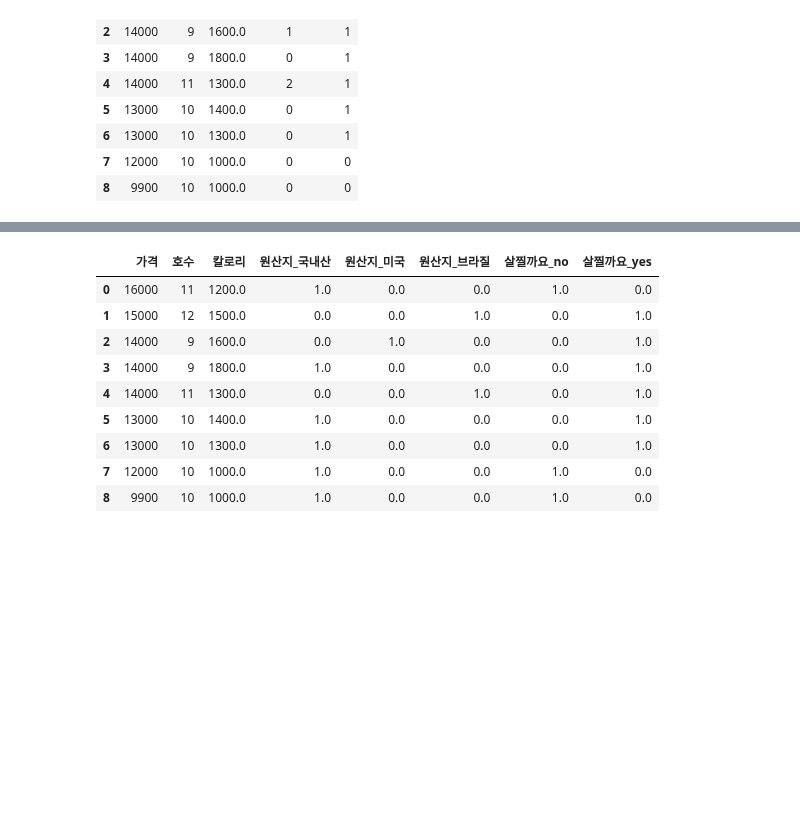
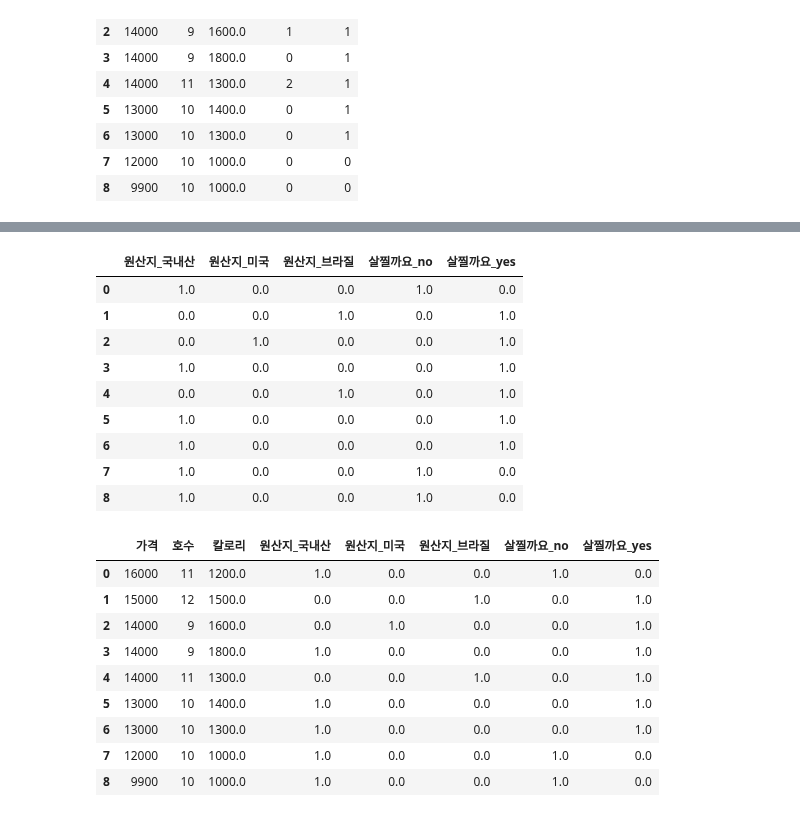
Before and after one commit to lys678/AIFFEL_Online_Quest, a Jupyter notebook: ML_With_Python/머신러닝_기초_노드4_판다스.ipynb, the cells around one changed output, grey strips where cells are left out. Saved outputs shown, nothing was run; the diff lists cells and outputs as text; code cells hidden in the pictures; blank space fills up the shorter version.

```diff
--- a/ML_With_Python/머신러닝_기초_노드4_판다스.ipynb
+++ b/ML_With_Python/머신러닝_기초_노드4_판다스.ipynb
@@ -171,27 +179,38 @@ df
 # %%
-# 다중 컬럼 원핫인코딩
+# 다중 컬럼 수동 원-핫 인코딩
 df = data[['가격', '호수', '칼로리', '원산지', '살찔까요']].copy()
 from sklearn.preprocessing import OneHotEncoder
+
 ohe = OneHotEncoder(sparse_output=False)
-cat = ohe.fit_transform(df[['원산지', '살찔까요']])
+cat = ohe.fit_transform(df[['원산지', '살찔까요']]) # 다중 컬럼명을 데이터프레임 형식으로 지정
 cat
-#ohe.categories_
-ohe.get_feature_names_out() # 권장 방법
-df_cat = pd.DataFrame(cat, columns=ohe.get_feature_names_out())
-
-df = pd.concat([df, df_cat], axis=1)
+#ohe.categories_ # 컬럼명 확인 방법1
+#ohe.get_feature_names_out() # 컬럼명 확인 방법2, 권장 방법, 컬럼명 생성
+df_cat = pd.DataFrame(cat, columns=ohe.get_feature_names_out()) # 원-핫 인코딩 "데이터프레임" 생성 => concat()로 합치기 위해
+display(df_cat)
+df = pd.concat([df, df_cat], axis=1) # 열기준으로 두 데이터프레임 합치기
 df
 
-df = df.drop(['원산지', '살찔까요'], axis=1)
+df = df.drop(['원산지', '살찔까요'], axis=1) # 불필요한 object 컬럼 삭제
 df
 # %% [output]
-|  | 가격 | 호수 | 칼로리 | 원산지_국내산 | 원산지_미국 | 원산지_브라질 | 살찔까요_no | 살찔까요_yes |
-| 0 | 16000 | 11 | 1200.0 | 1.0 | 0.0 | 0.0 | 1.0 | 0.0 |
-| 1 | 15000 | 12 | 1500.0 | 0.0 | 0.0 | 1.0 | 0.0 | 1.0 |
-| 2 | 14000 | 9 | 1600.0 | 0.0 | 1.0 | 0.0 | 0.0 | 1.0 |
-| 3 | 14000 | 9 | 1800.0 | 1.0 | 0.0 | 0.0 | 0.0 | 1.0 |
-| 4 | 14000 | 11 | 1300.0 | 0.0 | 0.0 | 1.0 | 0.0 | 1.0 |
-| 5 | 13000 | 10 | 1400.0 | 1.0 | 0.0 | 0.0 | 0.0 | 1.0 |
-| 6 | 13000 | 10 | 1300.0 | 1.0 | 0.0 | 0.0 | 0.0 | 1.0 |
-| 7 | 12000 | 10 | 1000.0 | 1.0 | 0.0 | 0.0 | 1.0 | 0.0 |
-| 8 | 9900 | 10 | 1000.0 | 1.0 | 0.0 | 0.0 | 1.0 | 0.0 |
+|  | 원산지_국내산 | 원산지_미국 | 원산지_브라질 | 살찔까요_no | 살찔까요_yes |
+| 0 | 1.0 | 0.0 | 0.0 | 1.0 | 0.0 |
+| 1 | 0.0 | 0.0 | 1.0 | 0.0 | 1.0 |
+| 2 | 0.0 | 1.0 | 0.0 | 0.0 | 1.0 |
+| 3 | 1.0 | 0.0 | 0.0 | 0.0 | 1.0 |
+| 4 | 0.0 | 0.0 | 1.0 | 0.0 | 1.0 |
+| 5 | 1.0 | 0.0 | 0.0 | 0.0 | 1.0 |
+| 6 | 1.0 | 0.0 | 0.0 | 0.0 | 1.0 |
+| 7 | 1.0 | 0.0 | 0.0 | 1.0 | 0.0 |
+| 8 | 1.0 | 0.0 | 0.0 | 1.0 | 0.0 |
+|  | 가격 | 호수 | 칼로리 | 원산지_국내산 | 원산지_미국 | 원산지_브라질 | 살찔까요_no | 살찔까요_yes |
+| 0 | 16000 | 11 | 1200.0 | 1.0 | 0.0 | 0.0 | 1.0 | 0.0 |
+| 1 | 15000 | 12 | 1500.0 | 0.0 | 0.0 | 1.0 | 0.0 | 1.0 |
+| 2 | 14000 | 9 | 1600.0 | 0.0 | 1.0 | 0.0 | 0.0 | 1.0 |
+| 3 | 14000 | 9 | 1800.0 | 1.0 | 0.0 | 0.0 | 0.0 | 1.0 |
+| 4 | 14000 | 11 | 1300.0 | 0.0 | 0.0 | 1.0 | 0.0 | 1.0 |
+| 5 | 13000 | 10 | 1400.0 | 1.0 | 0.0 | 0.0 | 0.0 | 1.0 |
+| 6 | 13000 | 10 | 1300.0 | 1.0 | 0.0 | 0.0 | 0.0 | 1.0 |
+| 7 | 12000 | 10 | 1000.0 | 1.0 | 0.0 | 0.0 | 1.0 | 0.0 |
+| 8 | 9900 | 10 | 1000.0 | 1.0 | 0.0 | 0.0 | 1.0 | 0.0 |
```
Also changed, not shown: parts of 7 cells of this notebook.
